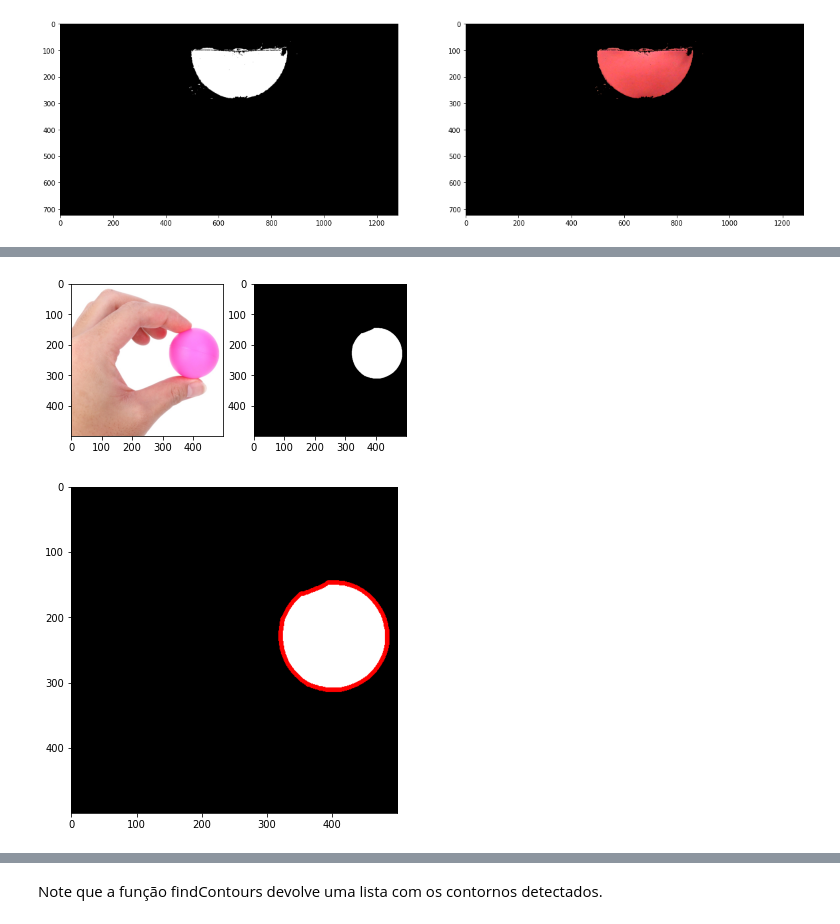
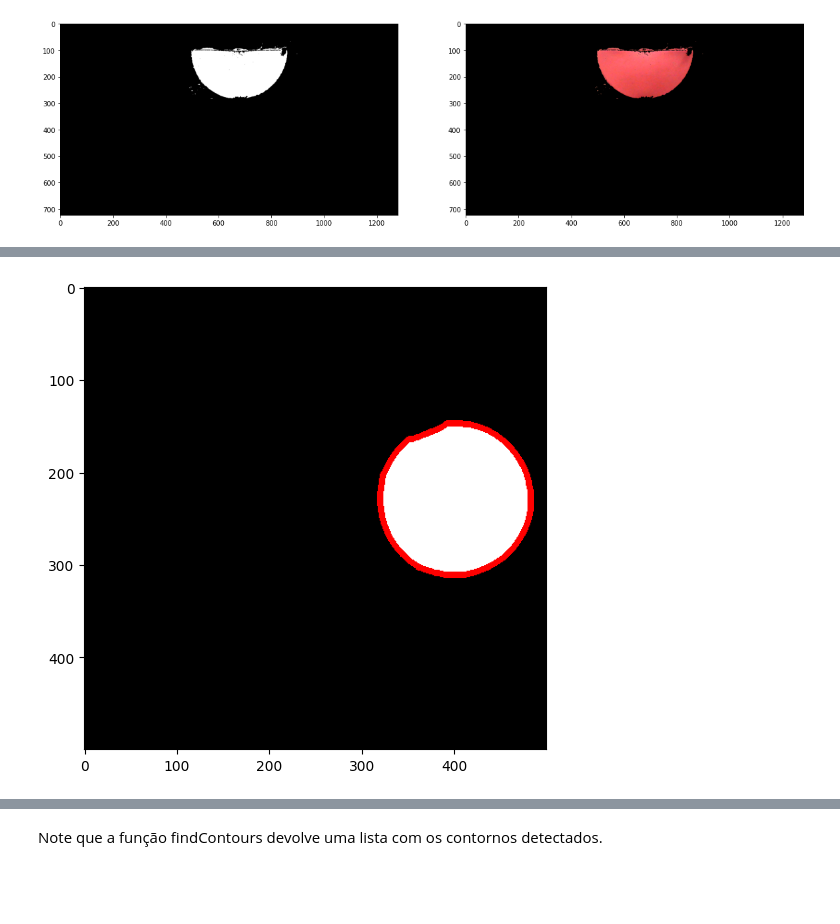
Before and after one commit to arnaldojr/cognitivecomputing, a Jupyter notebook: material/aulas/PDI/lab05/Espaço-cor-contorno.ipynb, the cells around one changed output, grey strips where cells are left out. Drawn from its saved outputs; the diff is of its cells as text; code cells hidden in the pictures; blank space fills up the shorter version.

```diff
--- a/material/aulas/PDI/lab05/Espaço-cor-contorno.ipynb
+++ b/material/aulas/PDI/lab05/Espaço-cor-contorno.ipynb
@@ -234,13 +285,3 @@ image_upper_hsv = np.array([170, 255, 255])
 
 
 mask_hsv = cv2.inRange(img_hsv, image_lower_hsv, image_upper_hsv)
-
-
-
-plt.subplot(1, 2, 1)
-plt.imshow(img_rgb)
-plt.subplot(1, 2, 2)
-plt.imshow(mask_hsv, cmap="Greys_r", vmin=0, vmax=255)
-plt.show()
-# %% [output]
-[figure, removed]
@@ -251,15 +288,26 @@ contornos, _ = cv2.findContours(mask_hsv, cv2.RETR_TREE, cv2.CHAIN_APPROX_SIMPLE
 # %%
+# realizando o contorno da imagem
+
+contornos, _ = cv2.findContours(mask_hsv, cv2.RETR_TREE, cv2.CHAIN_APPROX_SIMPLE)
+
+
+# posso ordenar os contornos por área, por exemplo, para pegar o maior contorno (que provavelmente é a bolinha)
+contornos = sorted(contornos, key=cv2.contourArea, reverse=True) # ordena os contornos por área, do maior para o menor
+#contorno_bolinha = contornos[0] # pega o maior contorno, que provavelmente é a bolinha
+
+
 # para desenhar o contorno primeiro faz uma copia da imagem
 
 mask_rgb = cv2.cvtColor(mask_hsv, cv2.COLOR_GRAY2RGB)
 contornos_img = mask_rgb.copy() # Cópia da máscara para ser desenhada "por cima"
 
-cv2.drawContours(contornos_img, contornos, -1, [255, 0, 0], 5);
+cv2.drawContours(contornos_img, contornos, -1, [255, 0, 0], 5)
 
 plt.figure(figsize=(8,6))
-plt.imshow(contornos_img);
+plt.imshow(contornos_img)
+plt.show()
 # %% [output]
-[figure, old version]
+[figure, new version]
 # %%
 # para desenhar o contorno primeiro faz uma copia da imagem
 
```
Also changed, not shown: parts of 25 cells of this notebook.
